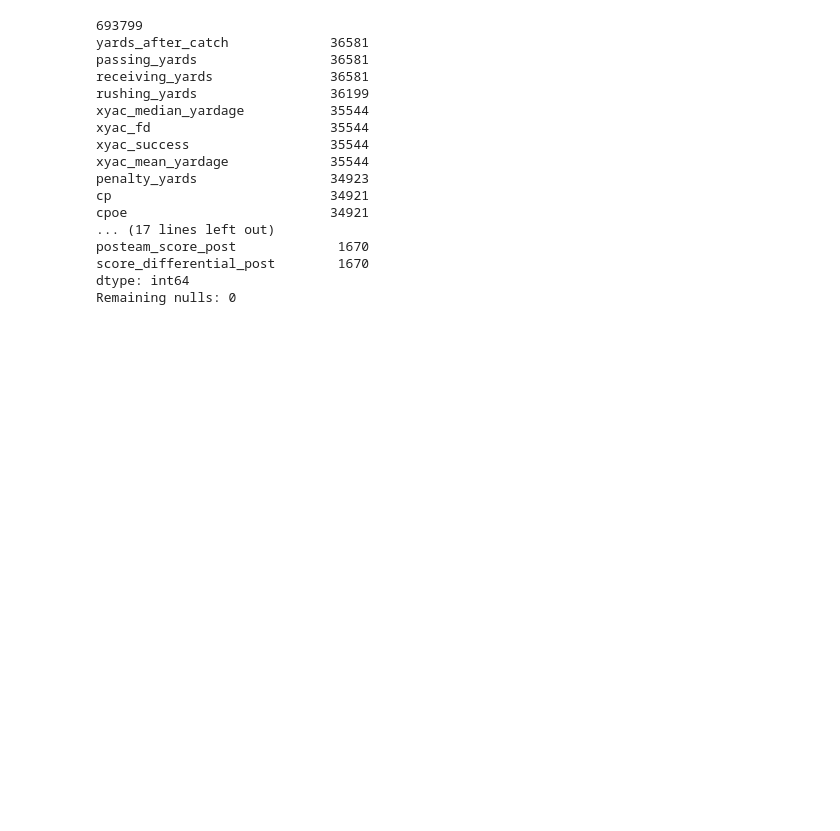
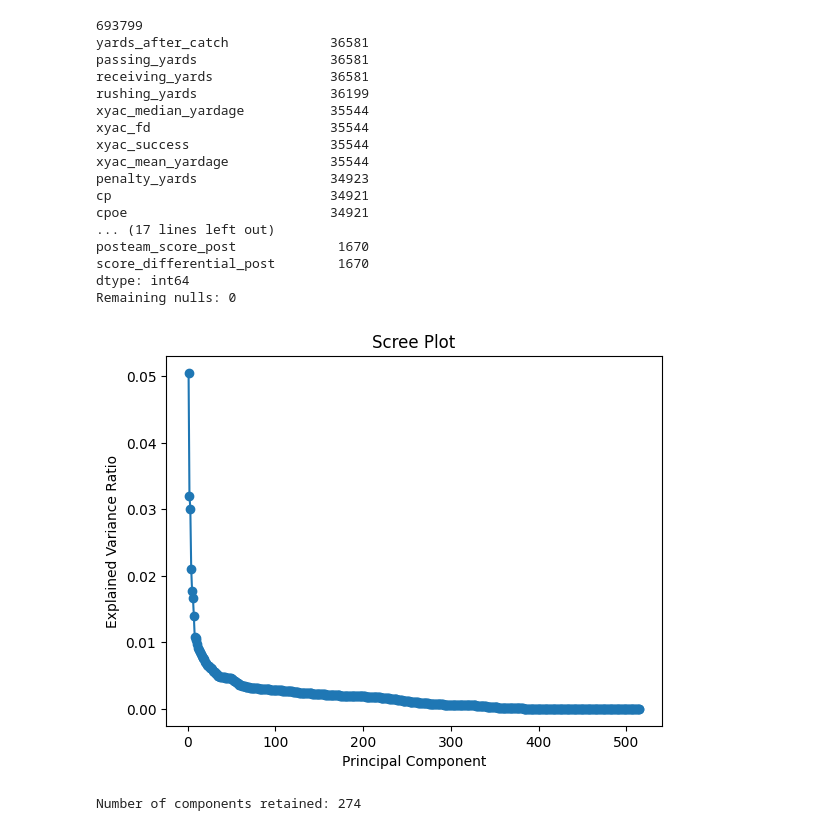
Before and after one commit to SU-IST707-SP26/group-project-team1, a Jupyter notebook: GS scripts/Encoding_Script.ipynb, the cells around one changed output. Drawn from its saved outputs; the diff is of its cells as text; code cells hidden in the pictures; blank space fills up the shorter version.

```diff
--- a/GS scripts/Encoding_Script.ipynb
+++ b/GS scripts/Encoding_Script.ipynb
@@ -1,8 +1,9 @@
 # %%
+
 import pandas as pd
 from sklearn.ensemble import RandomForestClassifier
 
-df = pd.read_csv('../combined_fourth_downs_hardcount.csv')
+df = pd.read_csv('combined_fourth_downs_hardcount.csv')
 
 # Check size first
 cat_cols = df.select_dtypes(include=['object', 'category']).columns.tolist()
@@ -221,3 +222,39 @@ Remaining nulls: 0
 # %%
 
 df_encoded.to_csv('../encoded_fourth_downs.csv.gz', index=False, compression='gzip')
+# %%
+import pandas as pd
+from sklearn.preprocessing import StandardScaler
+from sklearn.decomposition import PCA
+# --- Standardize features ---
+scaler = StandardScaler()
+df_encoded_scaled = scaler.fit_transform(df_encoded)
+
+# --- Fit PCA ---
+pca = PCA()
+df_encoded_pca = pca.fit_transform(df_encoded_scaled)
+
+# Convert to DataFrame (optional)
+pca_df = pd.DataFrame(
+    df_encoded_pca,
+    columns=[f"PC{i+1}" for i in range(df_encoded_pca.shape[1])]
+)
+
+import matplotlib.pyplot as plt
+
+explained = pca.explained_variance_ratio_
+
+plt.plot(range(1, len(explained)+1), explained, marker='o')
+plt.xlabel("Principal Component")
+plt.ylabel("Explained Variance Ratio")
+plt.title("Scree Plot")
+plt.show()
+# %% [output]
+[figure, added]
+# %%
+pca = PCA(n_components=0.95)
+df_encoded_reduced = pca.fit_transform(df_encoded_scaled)
+
+print("Number of components retained:", pca.n_components_)
+# %% [output]
+Number of components retained: 274
```
Also changed, not shown: parts of 1 cell of this notebook, 1 other file.
